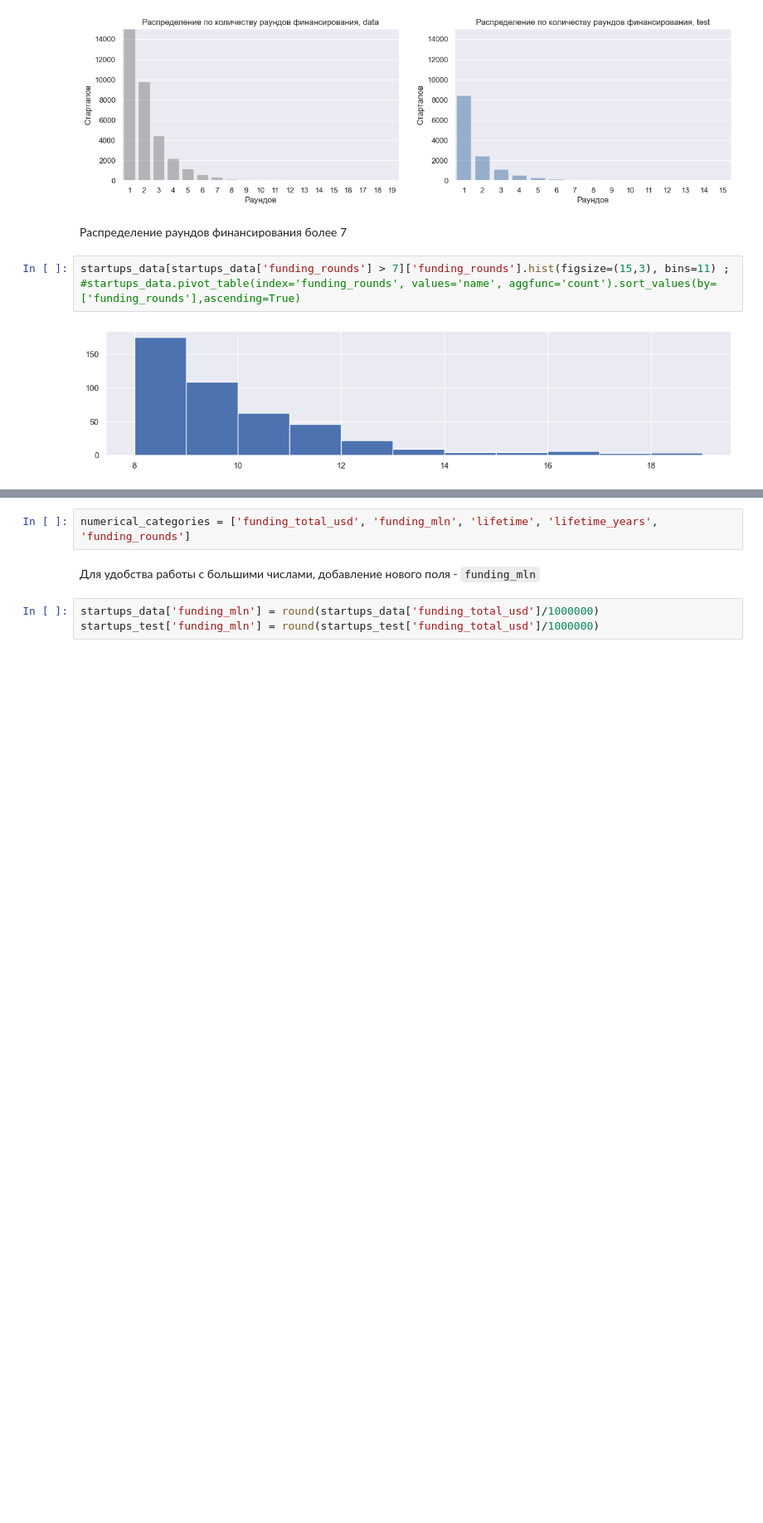
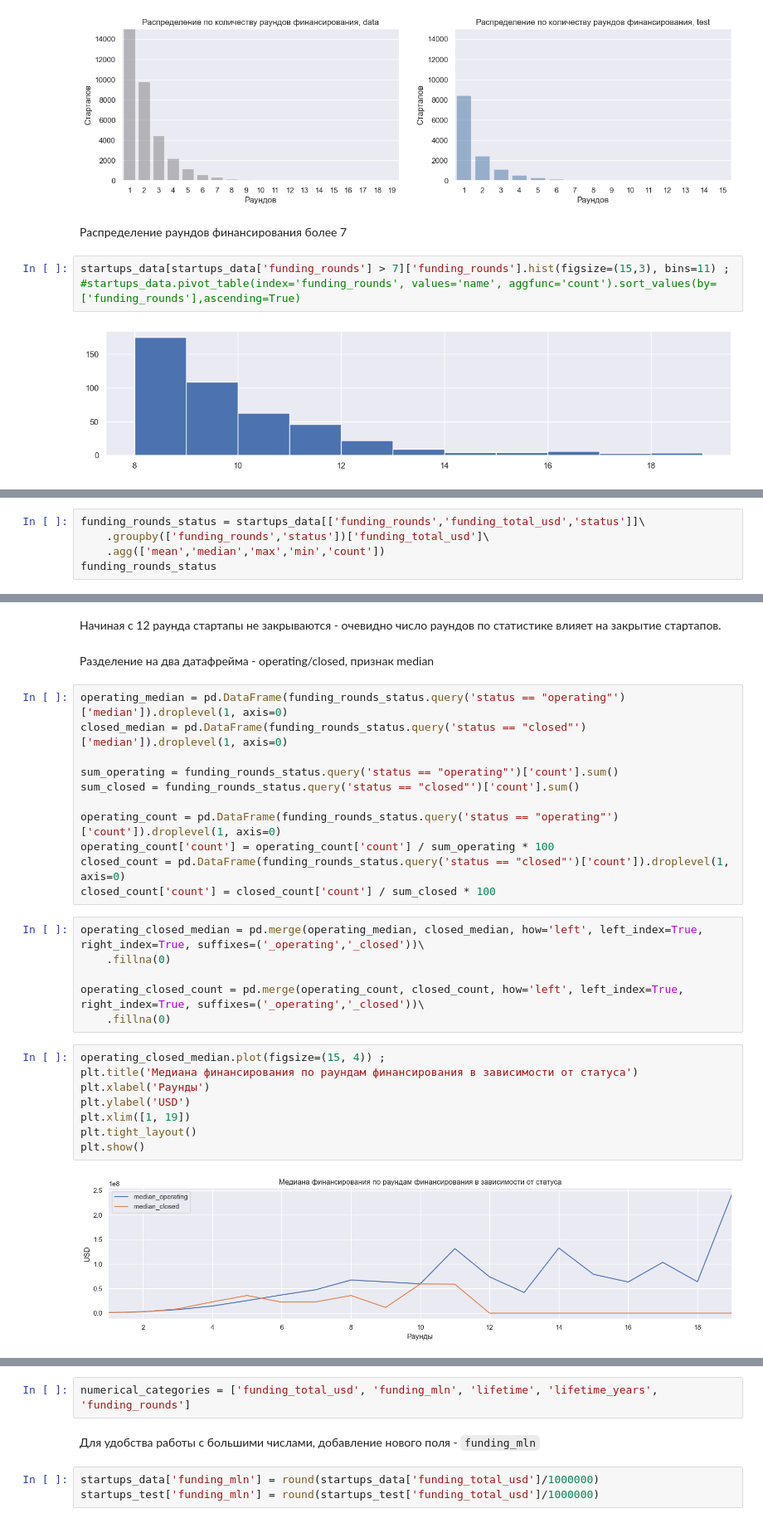
Before and after one commit to andrew-tvorogov/practicum_masterskaya_1, a Jupyter notebook: practicum_startups.ipynb, the cells around one changed output, grey strips where cells are left out. Shown at 83% size. Drawn from its saved outputs; the diff is of its cells as text; blank space fills up the shorter version.

```diff
--- a/practicum_startups.ipynb
+++ b/practicum_startups.ipynb
@@ -1171,0 +1216,5 @@ startups_data[startups_data['funding_rounds'] > 7]['funding_rounds'].hist(figsiz
+# %%
+funding_rounds_status = startups_data[['funding_rounds','funding_total_usd','status']]\
+    .groupby(['funding_rounds','status'])['funding_total_usd']\
+    .agg(['mean','median','max','min','count'])
+funding_rounds_status
@@ -1171,0 +1240,31 @@ startups_data[startups_data['funding_rounds'] > 7]['funding_rounds'].hist(figsiz
+# %% [markdown]
+Начиная с 12 раунда стартапы не закрываются - очевидно число раундов по статистике влияет на закрытие стартапов.
+# %% [markdown]
+Разделение на два датафрейма - operating/closed, признак median
+# %%
+operating_median = pd.DataFrame(funding_rounds_status.query('status == "operating"')['median']).droplevel(1, axis=0)
+closed_median = pd.DataFrame(funding_rounds_status.query('status == "closed"')['median']).droplevel(1, axis=0)
+
+sum_operating = funding_rounds_status.query('status == "operating"')['count'].sum()
+sum_closed = funding_rounds_status.query('status == "closed"')['count'].sum()
+
+operating_count = pd.DataFrame(funding_rounds_status.query('status == "operating"')['count']).droplevel(1, axis=0)
+operating_count['count'] = operating_count['count'] / sum_operating * 100
+closed_count = pd.DataFrame(funding_rounds_status.query('status == "closed"')['count']).droplevel(1, axis=0)
+closed_count['count'] = closed_count['count'] / sum_closed * 100
+# %%
+operating_closed_median = pd.merge(operating_median, closed_median, how='left', left_index=True, right_index=True, suffixes=('_operating','_closed'))\
+    .fillna(0)
+
+operating_closed_count = pd.merge(operating_count, closed_count, how='left', left_index=True, right_index=True, suffixes=('_operating','_closed'))\
+    .fillna(0)
+# %%
+operating_closed_median.plot(figsize=(15, 4)) ;
+plt.title('Медиана финансирования по раундам финансирования в зависимости от статуса')
+plt.xlabel('Раунды')
+plt.ylabel('USD')
+plt.xlim([1, 19])
+plt.tight_layout()
+plt.show()
+# %% [output]
+[figure, added]
```
Also changed, not shown: parts of 59 cells of this notebook.
